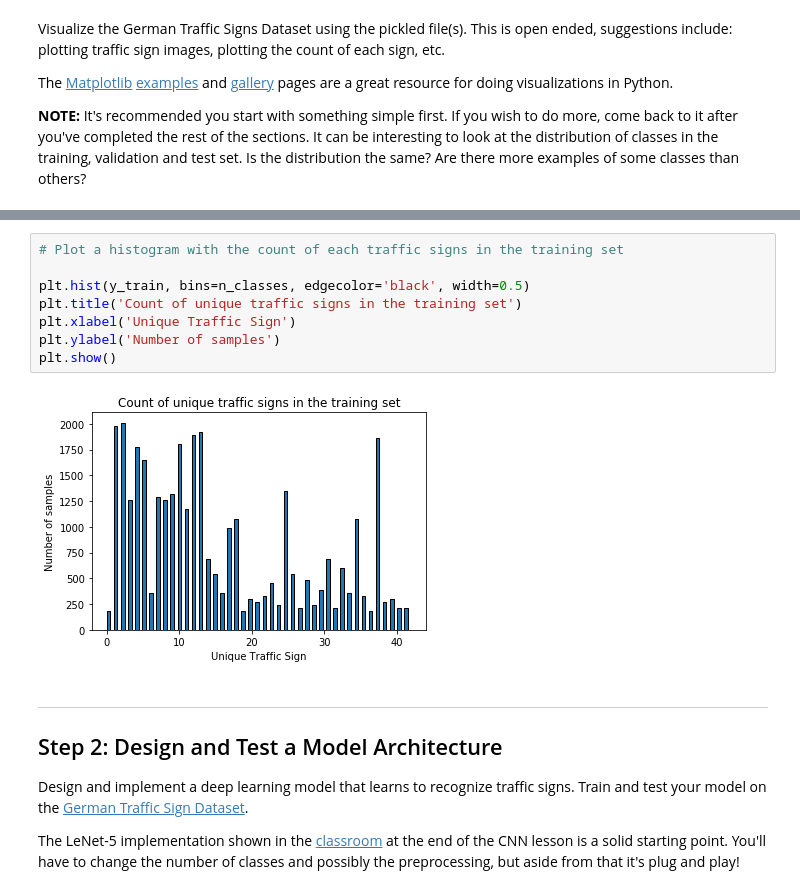
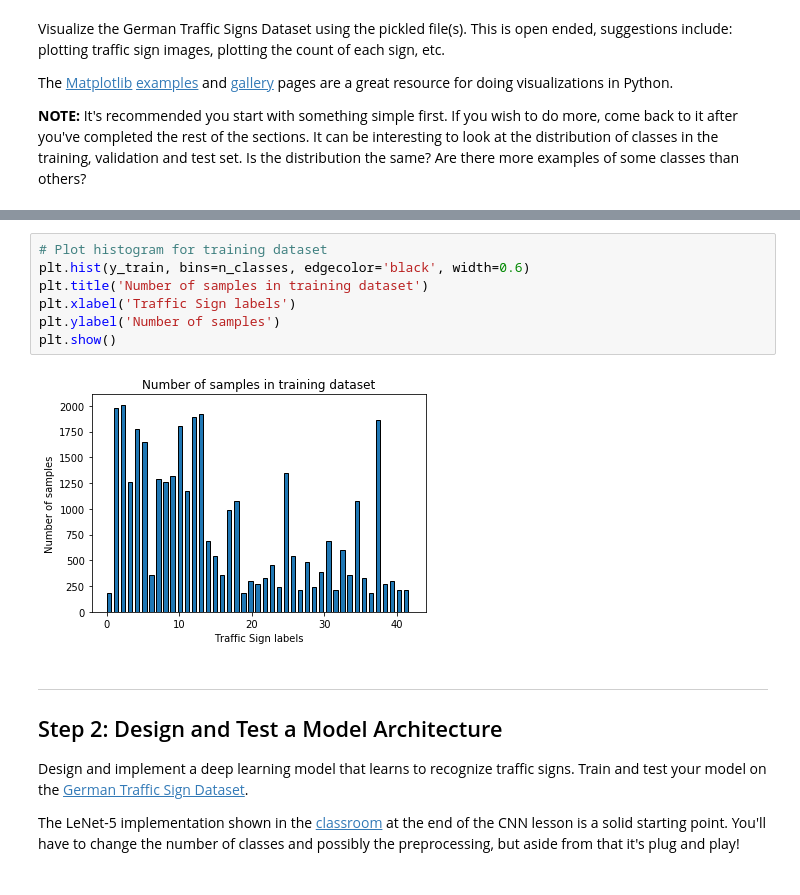
Before and after one commit to CK-Liu/P3-Traffic-Sign-Classifier, a Jupyter notebook: Traffic_Sign_Classifier.ipynb, the cells around one changed output, grey strips where cells are left out. Drawn from its saved outputs; the diff is of its cells as text.

```diff
--- a/Traffic_Sign_Classifier.ipynb
+++ b/Traffic_Sign_Classifier.ipynb
@@ -144,13 +126,12 @@ plot_row_col(4,4,X_train,y_train)
 # %%
-# Plot a histogram with the count of each traffic signs in the training set
-
-plt.hist(y_train, bins=n_classes, edgecolor='black', width=0.5)
-plt.title('Count of unique traffic signs in the training set')
-plt.xlabel('Unique Traffic Sign')
+# Plot histogram for training dataset
+plt.hist(y_train, bins=n_classes, edgecolor='black', width=0.6)
+plt.title('Number of samples in training dataset')
+plt.xlabel('Traffic Sign labels')
 plt.ylabel('Number of samples')
 plt.show()
 # %% [output]
-[figure, old version]
+[figure, new version]
 # %% [markdown]
 ----
 
```
Also changed, not shown: parts of 14 cells of this notebook, 4 other files.
